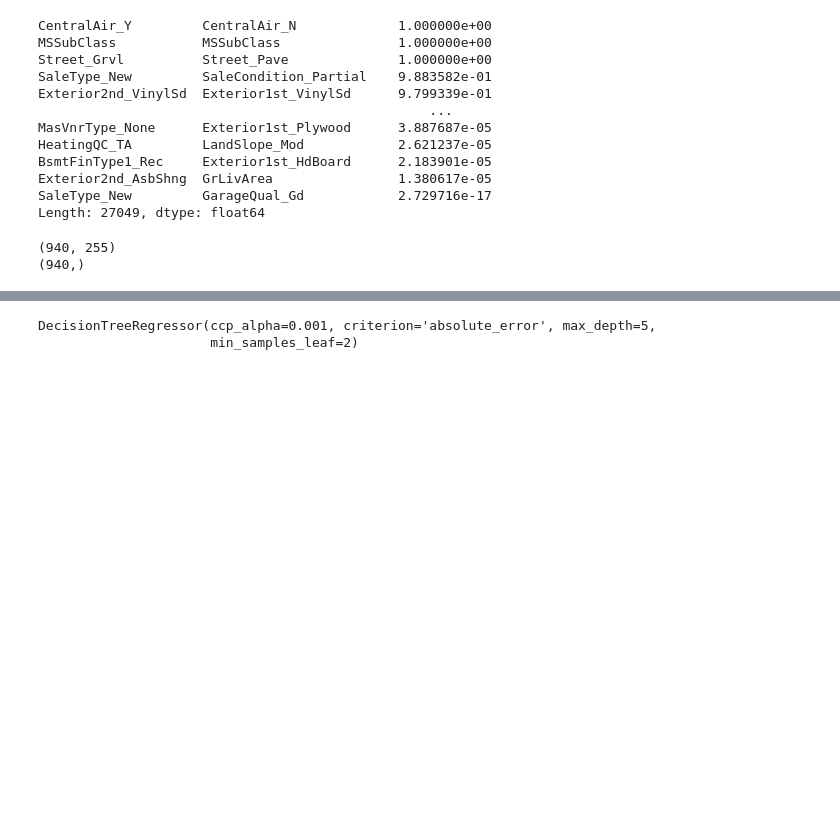
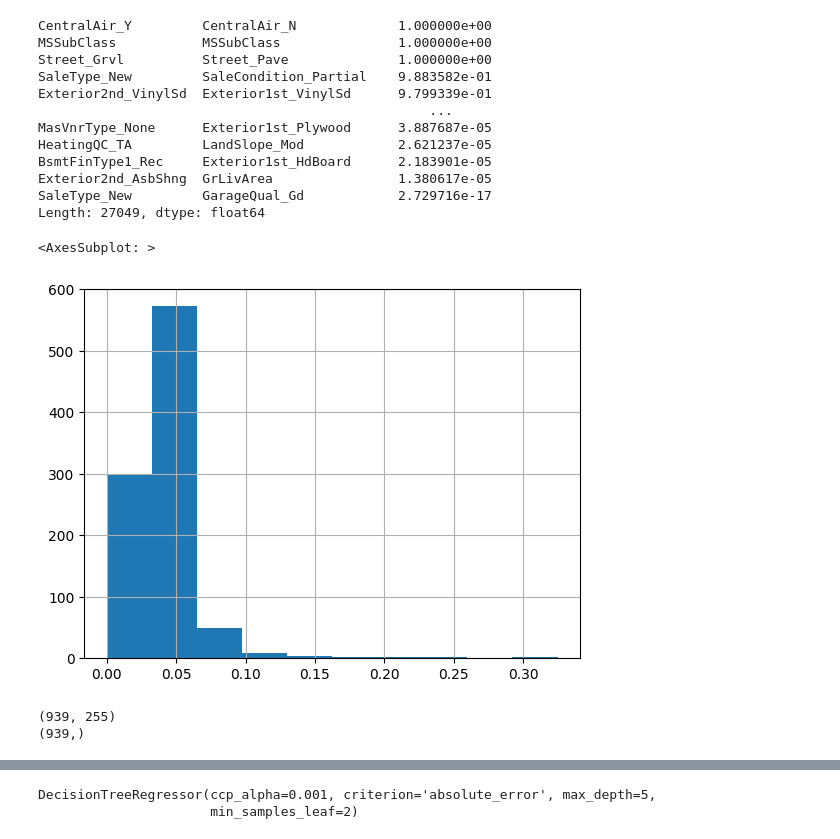
Before and after one commit to MatusKocian00/predict-residence-price, a Jupyter notebook: zadanie-2.ipynb, the cells around one changed output, grey strips where cells are left out. Cells and saved outputs as stored; diff of their text form; code cells hidden in the pictures; blank space fills up the shorter version.

```diff
--- a/zadanie-2.ipynb
+++ b/zadanie-2.ipynb
@@ -68,0 +84,5 @@ y = scaled_train_data['SalePrice']
+# %%
+scaled_train_data["LotArea"].hist()
+# %% [output]
+<AxesSubplot: >
+[figure, added]
@@ -69,6 +95,6 @@ y = scaled_train_data['SalePrice']
 # %%
-print(np.shape(X))
-print(np.shape(y))
+print(np.shape(X_train))
+print(np.shape(y_train))
 # %% [output]
-(940, 255)
-(940,)
+(939, 255)
+(939,)
```
Also changed, not shown: parts of 24 cells of this notebook, 1 other file.
